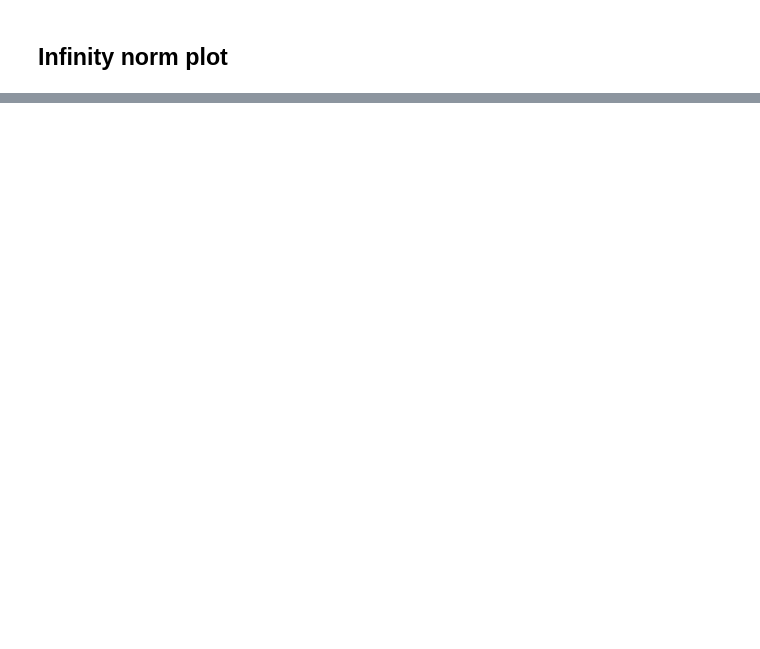
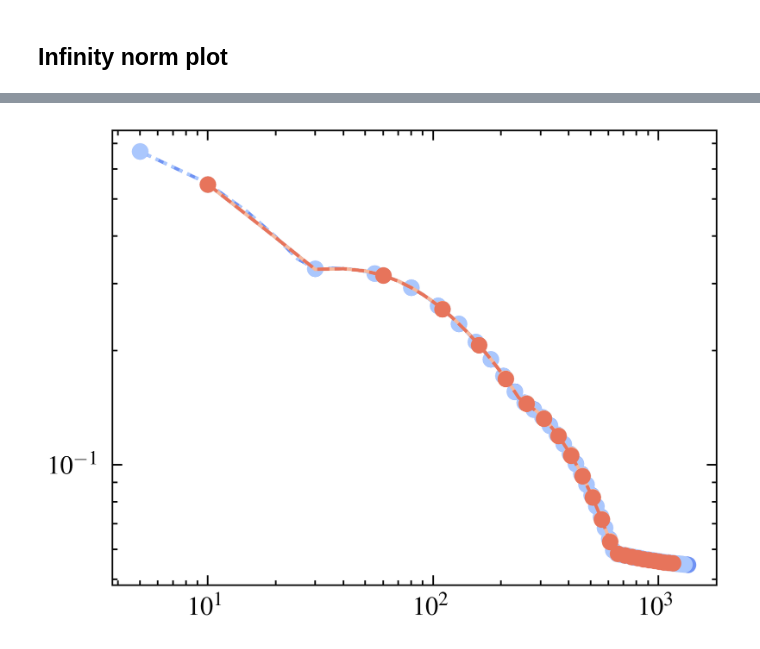
Before and after one commit to philipnickel/NaviFlow, a Jupyter notebook: main_scripts/anal.ipynb, the cells around one changed output, grey strips where cells are left out. Drawn from its saved outputs; the diff is of its cells as text; code cells hidden in the pictures; blank space fills up the shorter version.

```diff
--- a/main_scripts/anal.ipynb
+++ b/main_scripts/anal.ipynb
@@ -226,15 +237,26 @@ colors = [coolwarm(i) for i in np.linspace(0, 1, len(file_paths))]
 
 for idx, (file_path, color) in enumerate(zip(file_paths, colors)):
     with h5py.File(file_path, 'r') as f:
+         # Get algorithm information
         if 'residual_history' in f:
             hist_group = f['residual_history']
             iterations = hist_group['iteration'][:]
 
             # Get solver type from file path
-            if 'pyamg' in file_path:
+            if 'pyamg' in file_path.lower():
                 solver = 'PyAMG'
-            elif 'preconditioned_cg' in file_path:
+            elif 'gauss_seidel' in file_path.lower():
+                solver = 'Gauss-Seidel'
+            elif 'jacobi' in file_path.lower():
+                solver = 'Jacobi'
+            elif 'basic_cavity' in file_path.lower():
+                solver = 'Basic Cavity'
+            elif 'preconditioned_cg' in file_path.lower():
                 solver = 'Preconditioned CG'
+            elif 'conjugate gradient' in file_path.lower():
+                solver = 'Conjugate Gradient'
+            elif 'geo_multigrid' in file_path.lower():
+                solver = 'MultiGrid'
             else:
                 solver = 'Unknown'
 
@@ -357,0 +386,60 @@ Number of NaN values: 4292
+# %%
+# First, print the DataFrame to see what's in it
+print("DataFrame contents:")
+print(df)
+
+# Print the file paths we're using
+print("\nFile paths:")
+for file_path in file_paths:
+    print(file_path)
+
+# Plot the data
+for idx, file_path in enumerate(file_paths):
+    with h5py.File(file_path, 'r') as f:
+        if 'residual_history' in f:
+            hist_group = f['residual_history']
+            iterations = hist_group['iteration'][:]
+            data = hist_group['infinity_norm_error'][:]
+
+            # Debug: Print the file path and check if it's in the DataFrame
+            print(f"\nProcessing file: {file_path}")
+            matching_rows = df[df['file_path'] == file_path]
+            print(f"Matching rows in DataFrame: {len(matching_rows)}")
+
+            if len(matching_rows) > 0:
+                solver_name = matching_rows['solver_type'].iloc[0]
+                print(f"Found solver name: {solver_name}")
+            else:
+                # If not found in DataFrame, extract from path
+                path_parts = file_path.split('/')
+                solver_type = path_parts[1] if len(path_parts) > 1 else "Unknown"
+
+                # Map directory names to proper solver names
+                solver_map = {
+                    'pyamg': 'PyAMG',
+                    'gauss_seidel': 'Gauss-Seidel',
+                    'jacobi': 'Jacobi',
+                    'basic_cavity': 'Basic Cavity',
+                    'preconditioned_cg': 'Preconditioned CG'
+                }
+
+                solver_name = solver_map.get(solver_type, solver_type.replace('_', ' ').title())
+                print(f"Extracted solver name from path: {solver_name}")
+
+            # Get algorithm from filename
+            filename = os.path.basename(file_path)
+            algorithm = filename.split('_')[0]  # e.g., 'SIMPLE'
+
+            # Create label combining algorithm and solver
+            label = f"{algorithm} - {solver_name}"
+            print(f"Final label: {label}")
+
+            # Remove NaN values and corresponding iterations
+            mask = ~np.isnan(data)
+            data = data[mask]
+            iterations = iterations[mask]
+
+            # Plot with a different color for each solver
+            color = coolwarm(idx / (len(file_paths) - 1))
+            plt.loglog(iterations, data, label=label, color=color, marker='o', markersize=4, markevery=5)
+# %% [output]
@@ -357,0 +463 @@ Number of NaN values: 4292
+[figure, added]
```
Also changed, not shown: parts of 6 cells of this notebook.
